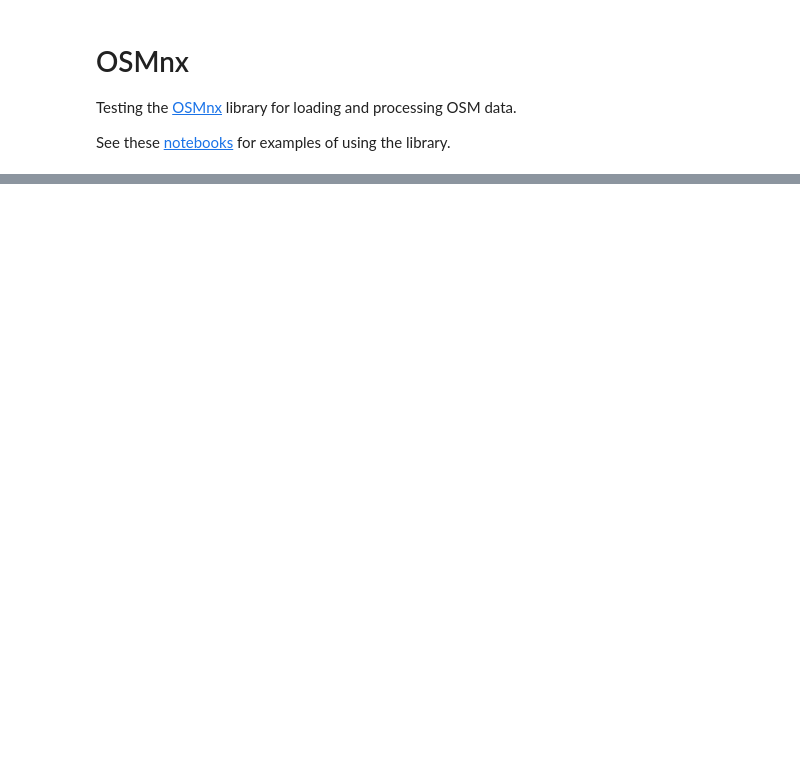
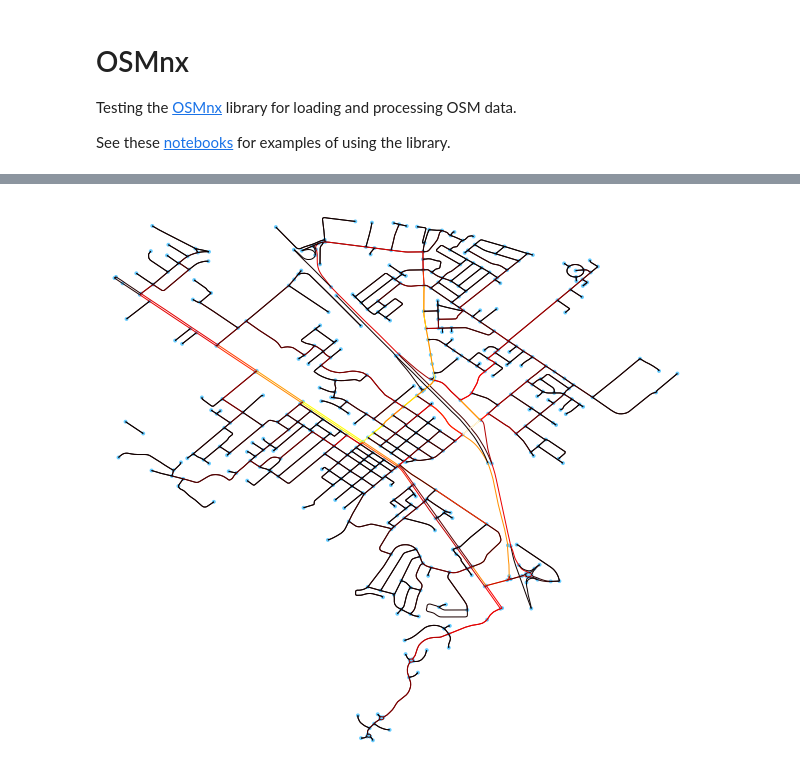
Before and after one commit to ischeinfeld/streets, a Jupyter notebook: OSMnx.ipynb, the cells around one changed output, grey strips where cells are left out. Cells and saved outputs as stored; diff of their text form; code cells hidden in the pictures; blank space fills up the shorter version.

```diff
--- a/OSMnx.ipynb
+++ b/OSMnx.ipynb
@@ -47,0 +81,9 @@ for e in G.edges:
+# %%
+betw_cent = nx.edge_betweenness_centrality(G, weight='length')
+
+# highlight all parallel edges in purple
+ec = [cm.hot(betw_cent[(u,v)] / max_betw_cent) for u, v in G.edges()]
+
+fig, ax = ox.plot_graph(G, edge_color=ec, fig_height=10)
+# %% [output]
+[figure, added]
```
Also changed, not shown: parts of 7 cells of this notebook.
